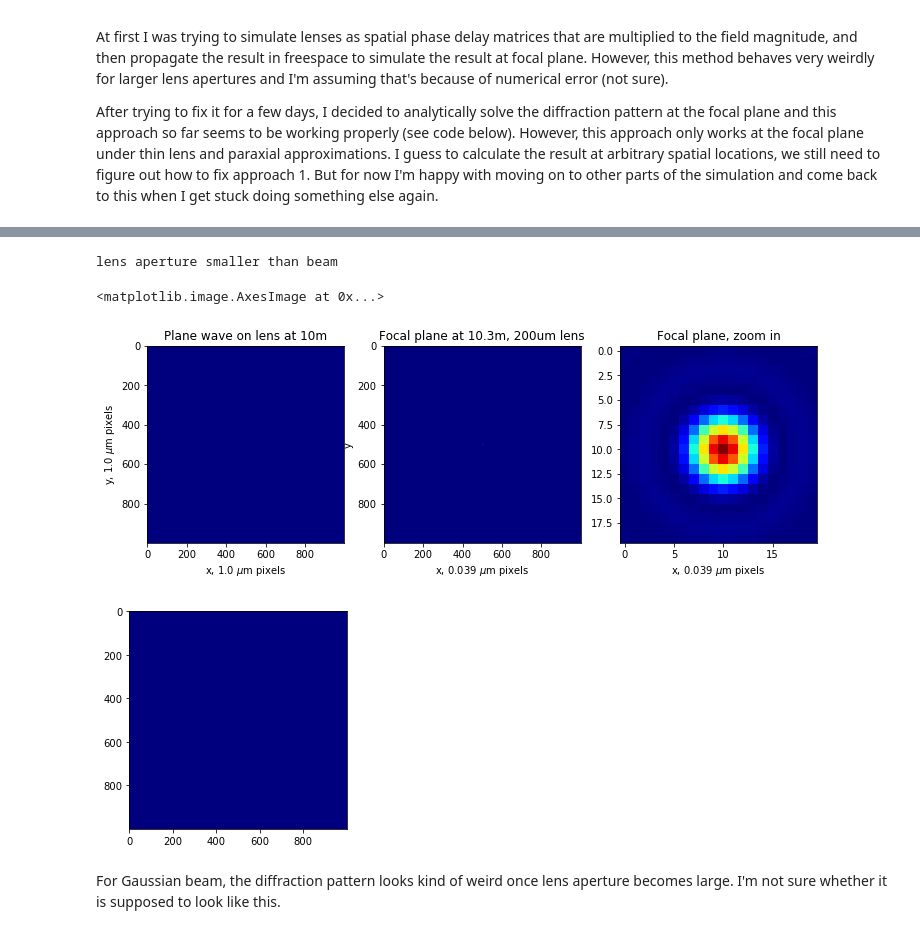
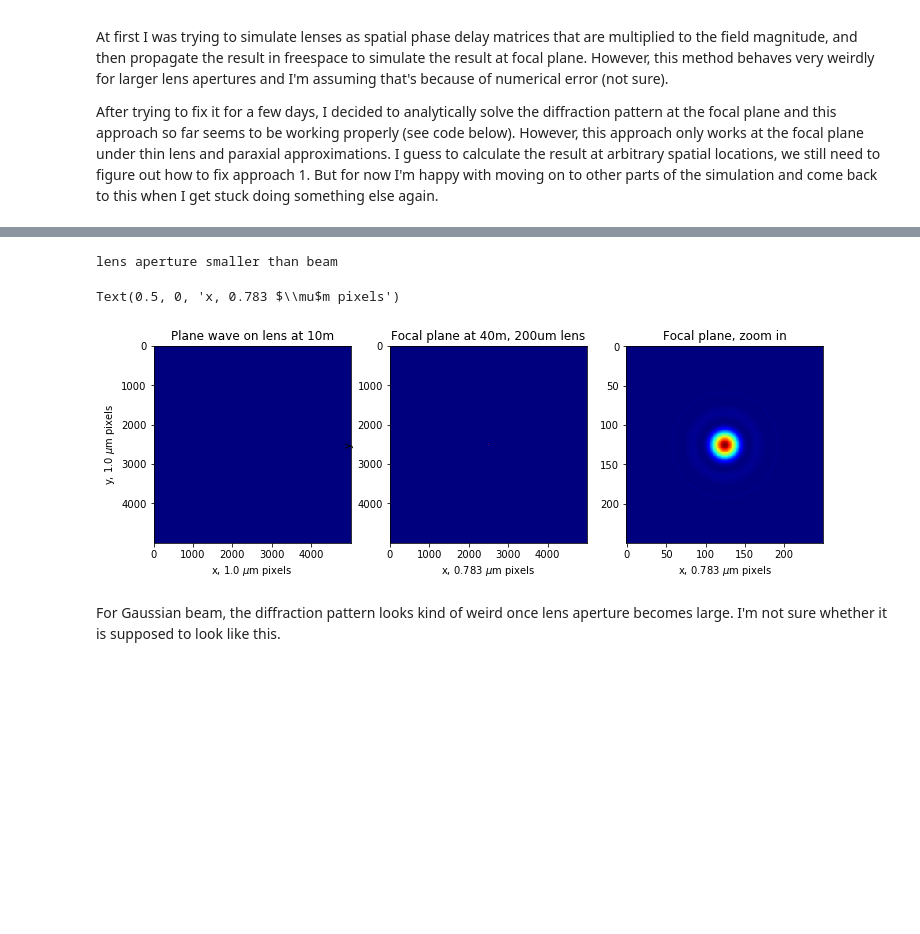
Before and after one commit to nanw0321/SRW_Mono, a Jupyter notebook: Gaussian Beam Propagation.ipynb, the cells around one changed output, grey strips where cells are left out. Drawn from its saved outputs; the diff is of its cells as text; code cells hidden in the pictures; blank space fills up the shorter version.

```diff
--- a/Gaussian Beam Propagation.ipynb
+++ b/Gaussian Beam Propagation.ipynb
@@ -204,53 +209,51 @@ E = 9500
 omega = E/hbar
 wavelength = 2*np.pi*c/omega
 k = omega/c
+N = 5000
 
 # lens
 lens_z = 10
 r = 100       # um
-f = 0.3
+f = 30
 
 # detector
 det_z = lens_z+f
 
 ''' Propagation '''
-beam_plane,x,y = Plane_source(E,lens_z)
+beam_plane,x,y = Plane_source(E,lens_z,N=N)
 beam_det,x1,y1 = Lens(beam_plane,x,y,k,r,f)
 #beam_det = Drift(beam_lens,x1,y1,wavelength,det_z-lens_z)
 
 ''' Plot '''
 dx = x[0,1] - x[0,0]
 dx1 = x1[0,1] - x1[0,0]
 plt.figure(figsize=(12,6))
 plt.subplot(1,3,1)
 plt.imshow(Ibeam(beam_plane),cmap='jet')
 plt.xlabel('x, {} $\mu$m pixels'.format(round(dx*1e6,3)))
 plt.ylabel('y, {} $\mu$m pixels'.format(round(dx*1e6,3)))
 plt.title('Plane wave on lens at {}m'.format(lens_z))
 
 # plot drift
 plt.subplot(1,3,2)
 plt.imshow(Ibeam(beam_det),cmap='jet')
 #plt.colorbar()
 plt.xlabel('x')
 plt.ylabel('y')
 #plt.title('detector {}m away'.format(detz-slitz))
 plt.title('Focal plane at {}m, {}um lens'.format(det_z,r*2))
 plt.xlabel('x, {} $\mu$m pixels'.format(round(dx1*1e6,3)))
 #plt.savefig('Plane_wave_and_lens_{}-{}.png'.format(lens_z,det_z),transparent=True)
 
 plt.subplot(1,3,3)
-plt.imshow(Ibeam(beam_det)[490:510,490:510],cmap='jet')
+#plt.imshow(Ibeam(beam_det)[490:510,490:510],cmap='jet')
+plt.imshow(Ibeam(beam_det)[int(N/2*0.95):int(N/2*1.05),int(N/2*0.95):int(N/2*1.05)],cmap='jet')
 plt.title('Focal plane, zoom in')
 plt.xlabel('x, {} $\mu$m pixels'.format(round(dx1*1e6,3)))
-
-plt.figure()
-plt.imshow(beam_plane.real,cmap='jet')
 # %% [output]
 lens aperture smaller than beam
-<matplotlib.image.AxesImage at 0x...>
+Text(0.5, 0, 'x, 0.783 $\\mu$m pixels')
-[figure, old version]
+[figure, new version]
-[figure, removed]
 # %% [markdown]
 For Gaussian beam, the diffraction pattern looks kind of weird once lens aperture becomes large. I'm not sure whether it is supposed to look like this.
 # %%
```
Also changed, not shown: parts of 9 cells of this notebook, 16 other files.
